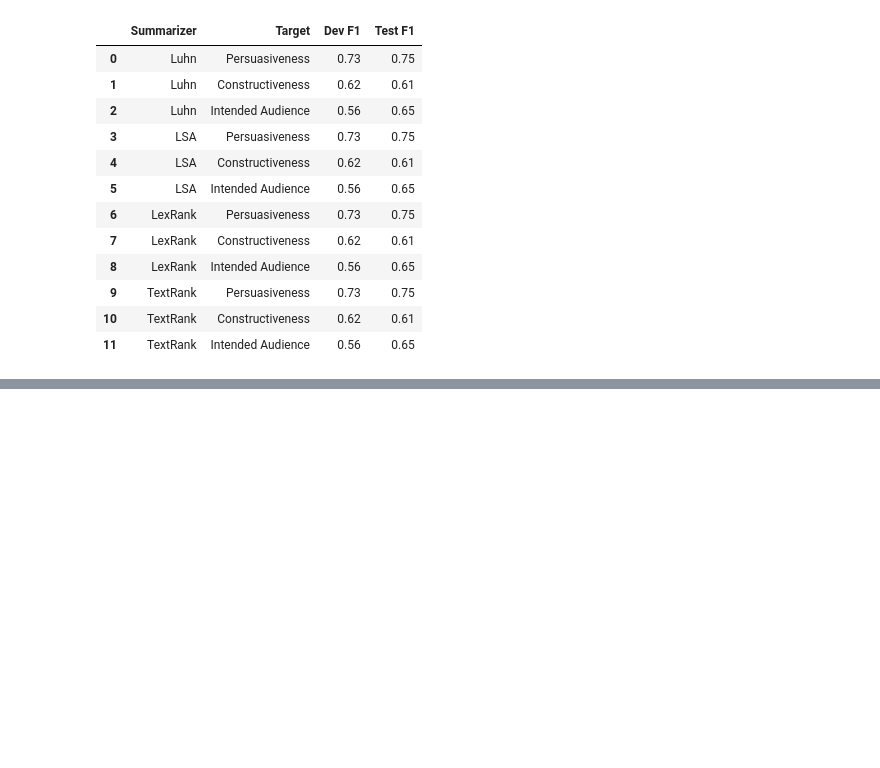
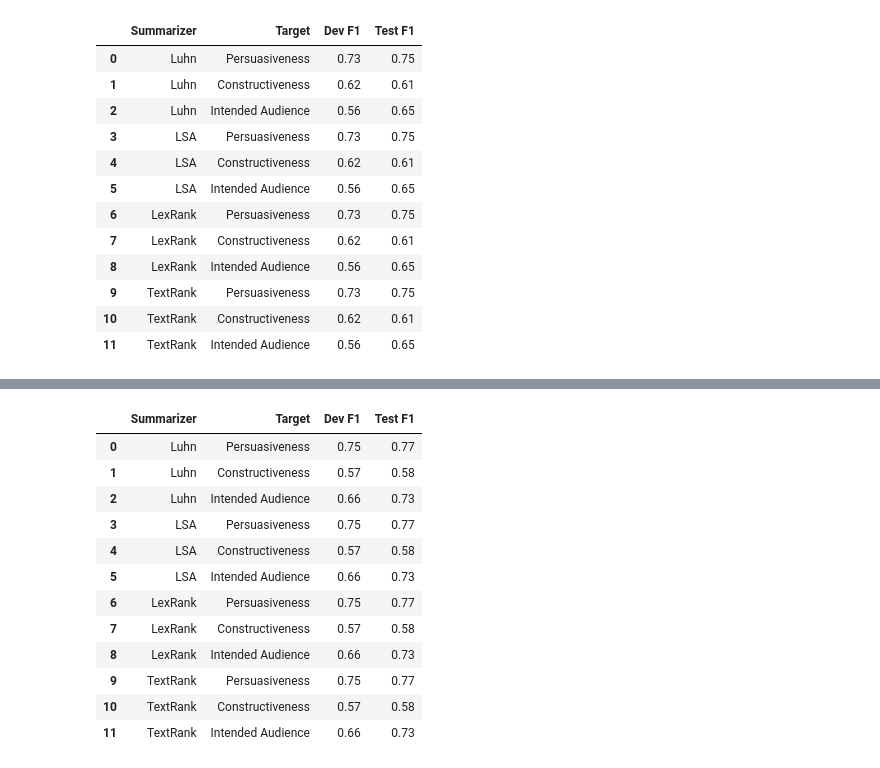
Before and after one commit to arrpee/csci-544-project, a Jupyter notebook: yahoo.ipynb, the cells around one changed output, grey strips where cells are left out. Cells and saved outputs as stored; diff of their text form; code cells hidden in the pictures; blank space fills up the shorter version.

Commit message:
Add basic sentence embeddings

```diff
--- a/yahoo.ipynb
+++ b/yahoo.ipynb
@@ -405,0 +406,11 @@ The results above show marginal changes for persuasiveness and intended audience
+# %%
+from sentence_transformers import SentenceTransformer
+sbert_model = SentenceTransformer('stsb-distilroberta-base-v2')
+
+train_sentence_embeddings = {}
+dev_entence_embeddings = {}
+test_sentence_embeddings = {}
+
+train_sentence_embeddings['Base'] = sbert_model.encode(train_df["text"].to_list())
+dev_entence_embeddings['Base'] = sbert_model.encode(dev_df["text"].to_list())
+test_sentence_embeddings['Base'] = sbert_model.encode(test_df["text"].to_list())
@@ -405,0 +464,61 @@ The results above show marginal changes for persuasiveness and intended audience
+# %%
+summarizer_models = [Luhn(), LSA(), LexRank(), TextRank()]
+
+for summarizer in summarizer_models:
+    train_sentence_embeddings[str(summarizer)] = sbert_model.encode(train_df["thread"].apply(summarizer.summarize).to_list())
+    dev_entence_embeddings[str(summarizer)] = sbert_model.encode(dev_df["thread"].apply(summarizer.summarize).to_list())
+    test_sentence_embeddings[str(summarizer)] = sbert_model.encode(test_df["thread"].apply(summarizer.summarize).to_list())
+# %%
+baseline_scores = pd.DataFrame(columns=["Summarizer", "Target", "Dev F1", "Test F1"])
+
+for summarizer in summarizer_models:
+    for target_col, display_name in [
+        ("persuasiveness", "Persuasiveness"),
+        ("constructiveclass", "Constructiveness"),
+        ("intendedaudience", "Intended Audience"),
+    ]:
+        train_X = np.concatenate((train_sentence_embeddings["Base"], train_sentence_embeddings[str(summarizer)]), axis=1)
+        dev_X = np.concatenate((dev_entence_embeddings["Base"], dev_entence_embeddings[str(summarizer)]), axis=1)
+        test_X = np.concatenate((test_sentence_embeddings["Base"], test_sentence_embeddings[str(summarizer)]), axis=1)
+
+        train_y = train_df[target_col]
+        dev_y = dev_df[target_col]
+        test_y = test_df[target_col]
+
+        train_X = train_X[train_y.notna()]
+        train_y = train_y[train_y.notna()]
+
+        dev_X = dev_X[dev_y.notna()]
+        dev_y = dev_y[dev_y.notna()]
+
+        test_X = test_X[test_y.notna()]
+        test_y = test_y[test_y.notna()]
+
+        clf = LogisticRegression(max_iter=10000)
+        clf.fit(train_X, train_y)
+
+        pred_dev_y = clf.predict(dev_X)
+        pred_test_y = clf.predict(test_X)
+
+        baseline_scores.loc[len(baseline_scores.index)] = [
+            str(summarizer),
+            display_name,
+            f1_score(dev_y, pred_dev_y, average="weighted"),
+            f1_score(test_y, pred_test_y, average="weighted"),
+        ]
+
+baseline_scores.round(2)
+# %% [output]
+|  | Summarizer | Target | Dev F1 | Test F1 |
+| 0 | Luhn | Persuasiveness | 0.75 | 0.77 |
+| 1 | Luhn | Constructiveness | 0.57 | 0.58 |
+| 2 | Luhn | Intended Audience | 0.66 | 0.73 |
+| 3 | LSA | Persuasiveness | 0.75 | 0.77 |
+| 4 | LSA | Constructiveness | 0.57 | 0.58 |
+| 5 | LSA | Intended Audience | 0.66 | 0.73 |
+| 6 | LexRank | Persuasiveness | 0.75 | 0.77 |
+| 7 | LexRank | Constructiveness | 0.57 | 0.58 |
+| 8 | LexRank | Intended Audience | 0.66 | 0.73 |
+| 9 | TextRank | Persuasiveness | 0.75 | 0.77 |
+| 10 | TextRank | Constructiveness | 0.57 | 0.58 |
+| 11 | TextRank | Intended Audience | 0.66 | 0.73 |
```
Also changed, not shown: parts of 2 cells of this notebook.
